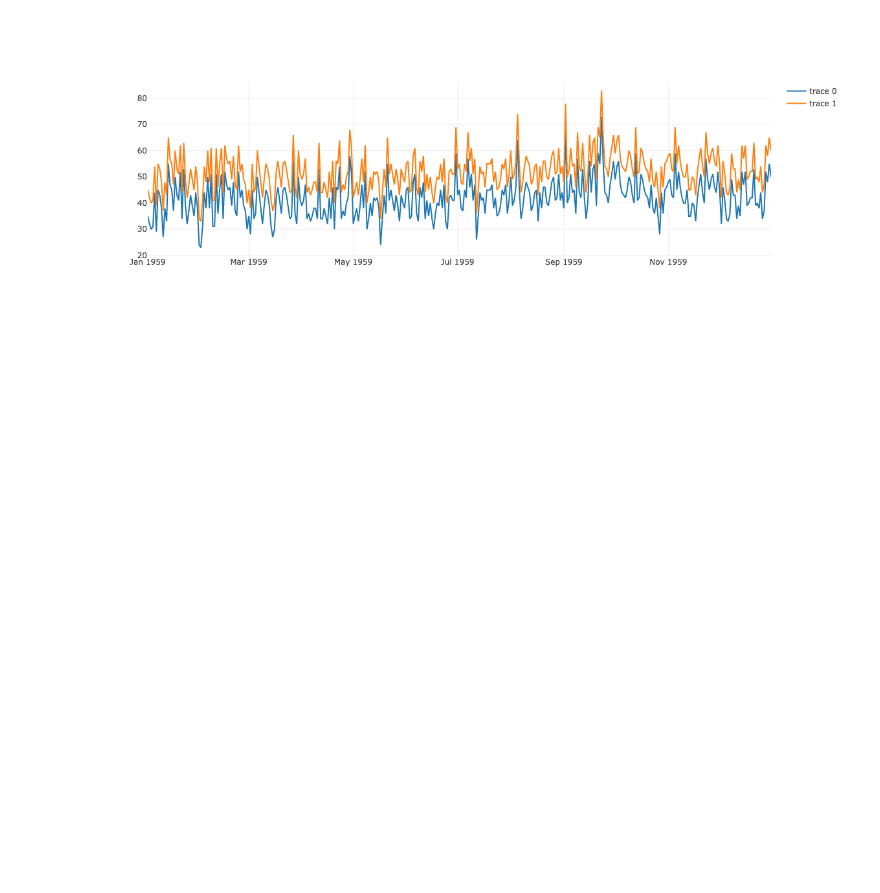
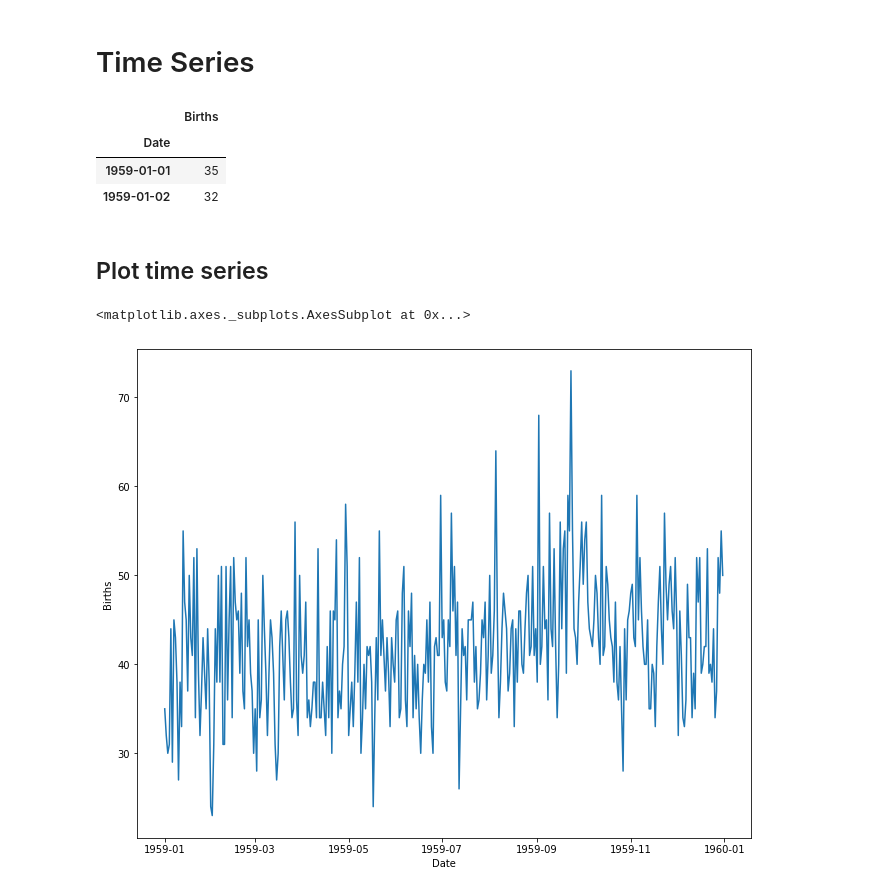
Before and after one commit to data-describe/data-describe, a Jupyter notebook: notebooks/Time_Series.ipynb, the cells around one changed output. Drawn from its saved outputs; the diff is of its cells as text; code cells hidden in the pictures; blank space fills up the shorter version.

```diff
--- a/notebooks/Time_Series.ipynb
+++ b/notebooks/Time_Series.ipynb
@@ -185,11 +0,0 @@ df.plot()
-# %%
-def plot_time_series(df, cols=None):
-    fig, ax = plt.subplots(figsize=(11, 9))
-    if isinstance(cols, list):
-        for i in cols:
-            fig = sns.lineplot(x=df.index, y=df[i], legend='full', ax=ax)
-            plt.legend(cols)
-    elif isinstance(cols, str):
-        fig = sns.lineplot(x=df.index, y=df[cols], legend='full', ax=ax)
-        plt.legend(cols)
-    return fig
@@ -215,4 +1,2 @@ def plotly_time_series(df, cols=None):
-# %%
-iplot(plotly_time_series(df, cols=['Births', 'ex']))
-# %% [output]
-[figure, removed]
+# %% [markdown]
+# Time Series
@@ -218,0 +10,17 @@ iplot(plotly_time_series(df, cols=['Births', 'ex']))
+# %%
+df = pd.read_csv("https://raw.githubusercontent.com/jbrownlee/Datasets/master/daily-total-female-births.csv")
+df['Date'] = pd.to_datetime(df.Date, unit='ns')
+df.set_index("Date", inplace=True)
+df.head(2)
+# %% [output]
+|  | Births |
+| Date |  |
+| 1959-01-01 | 35 |
+| 1959-01-02 | 32 |
+# %% [markdown]
+## Plot time series
+# %%
+plot_time_series(df, cols="Births" )
+# %% [output]
+<matplotlib.axes._subplots.AxesSubplot at 0x...>
+[figure, added]
```
Also changed, not shown: parts of 47 cells of this notebook.
